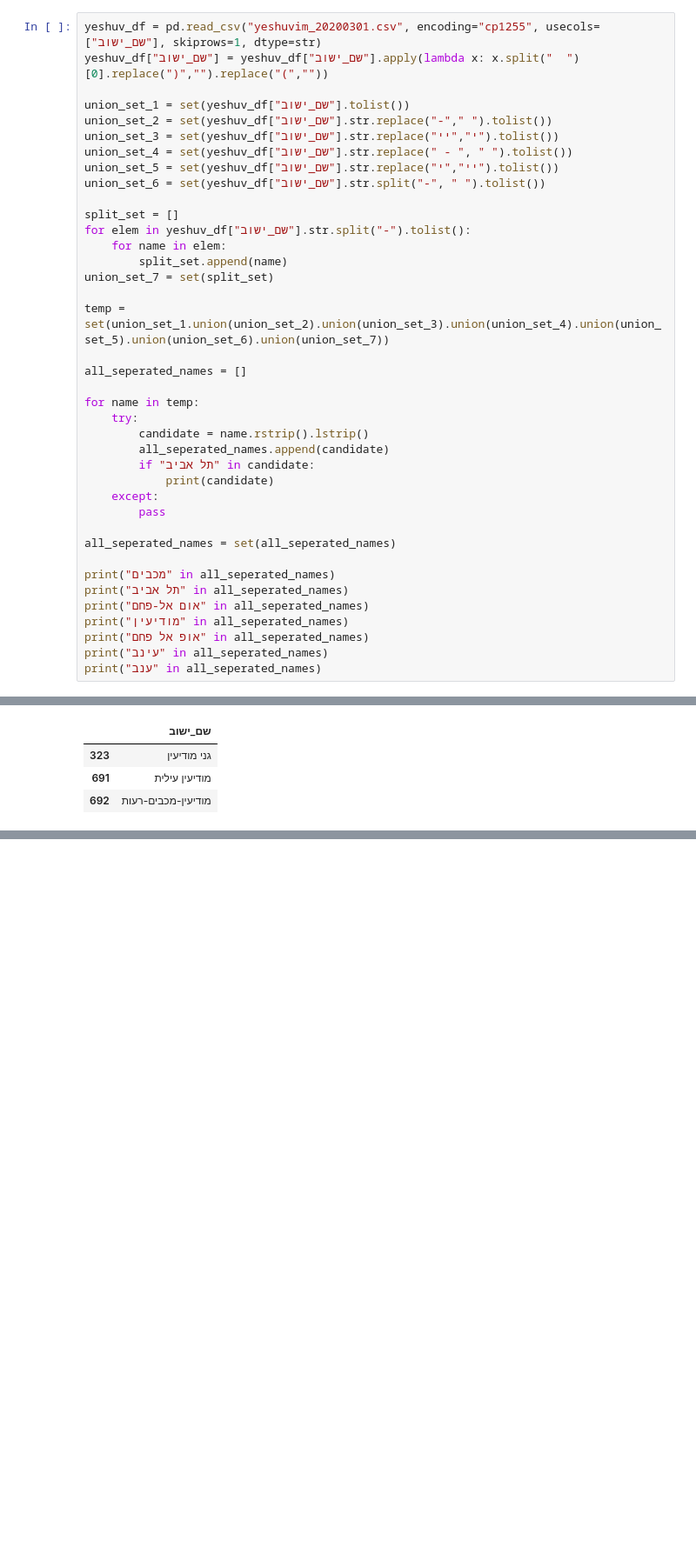
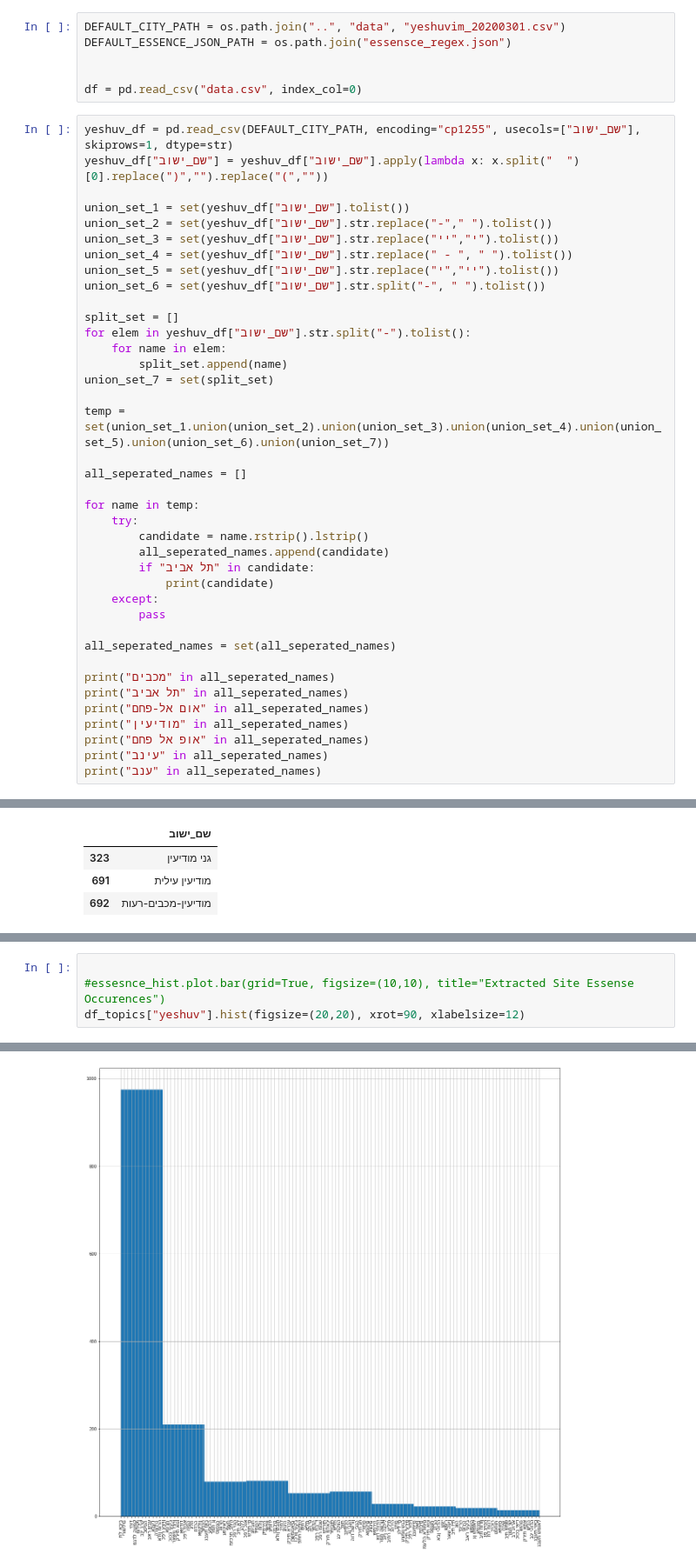
Before and after one commit to yuvalsolaz/geocore, a Jupyter notebook: notebooks/essence_extraction.ipynb, the cells around one changed output, grey strips where cells are left out. Shown at 87% size. Cells and saved outputs as stored; diff of their text form; blank space fills up the shorter version.

Commit message:
info extractor has essence extraction

```diff
--- a/notebooks/essence_extraction.ipynb
+++ b/notebooks/essence_extraction.ipynb
@@ -7,5 +6,11 @@ df = pd.read_csv("data.csv", index_col=0)
+# %%
+DEFAULT_CITY_PATH = os.path.join("..", "data", "yeshuvim_20200301.csv")
+DEFAULT_ESSENCE_JSON_PATH = os.path.join("essensce_regex.json")
+
+
+df = pd.read_csv("data.csv", index_col=0)
 # %%
-yeshuv_df = pd.read_csv("yeshuvim_20200301.csv", encoding="cp1255", usecols=["שם_ישוב"], skiprows=1, dtype=str)
+yeshuv_df = pd.read_csv(DEFAULT_CITY_PATH, encoding="cp1255", usecols=["שם_ישוב"], skiprows=1, dtype=str)
 yeshuv_df["שם_ישוב"] = yeshuv_df["שם_ישוב"].apply(lambda x: x.split("  ")[0].replace(")","").replace("(",""))
 
 union_set_1 = set(yeshuv_df["שם_ישוב"].tolist())
@@ -177,0 +143,5 @@ df_topics.head(10)
+# %%
+
+#essesnce_hist.plot.bar(grid=True, figsize=(10,10), title="Extracted Site Essense Occurences")
+df_topics["yeshuv"].hist(figsize=(20,20), xrot=90, xlabelsize=12)
+# %% [output]
@@ -177,0 +149 @@ df_topics.head(10)
+[figure, added]
```
Also changed, not shown: parts of 10 cells of this notebook, 4 other files.
